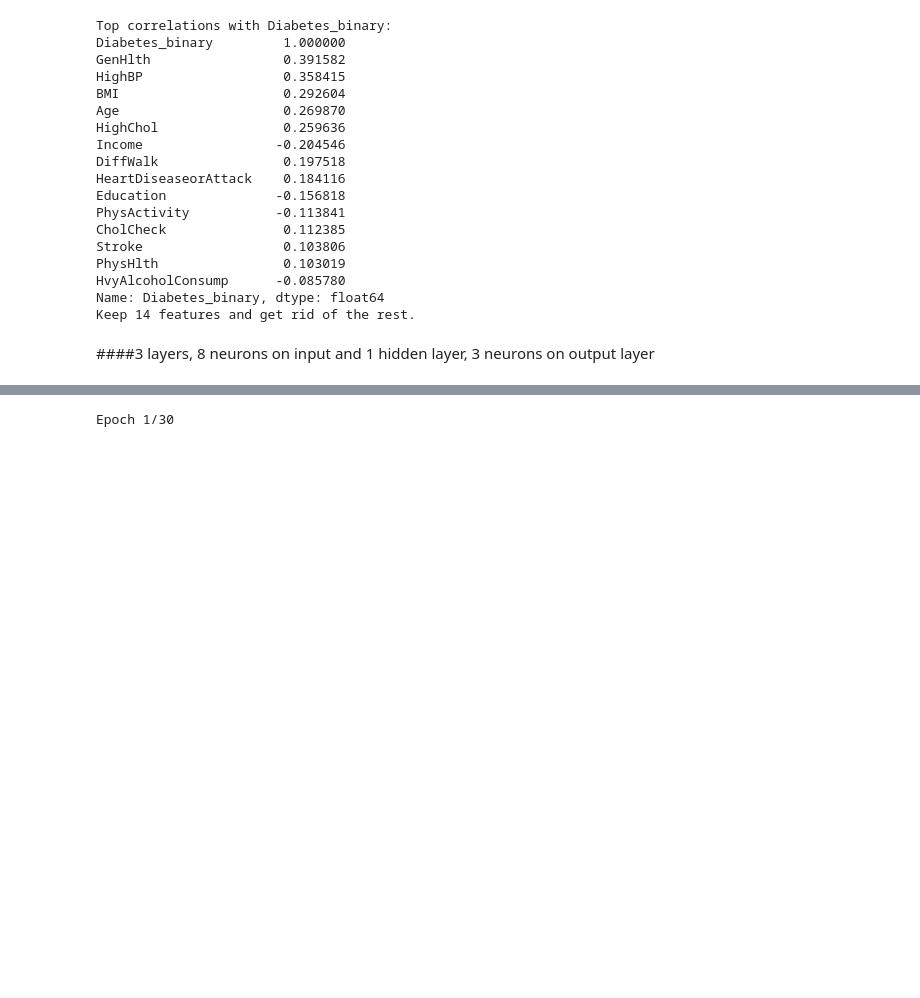
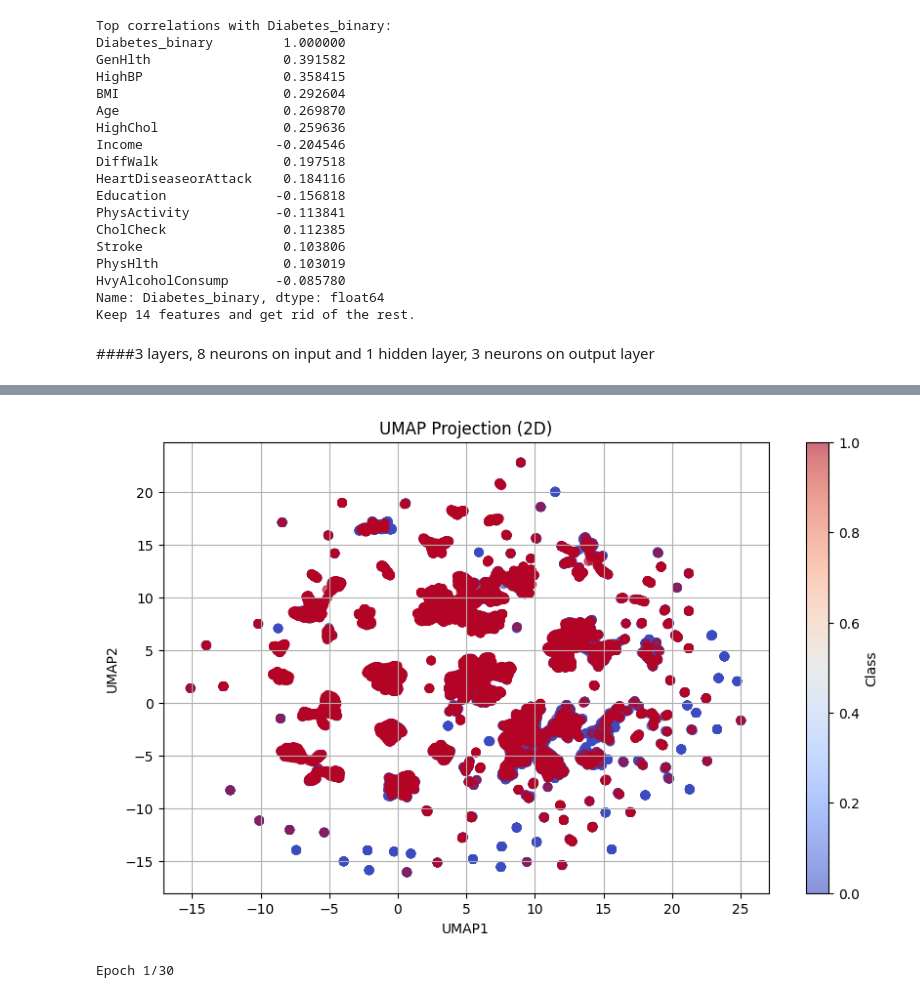
Before and after one commit to LJMurphyy/diabetes-risk-predictor, a Jupyter notebook: merged_models.ipynb, the cells around one changed output, grey strips where cells are left out. Cells and saved outputs as stored; diff of their text form; code cells hidden in the pictures; blank space fills up the shorter version.

```diff
--- a/merged_models.ipynb
+++ b/merged_models.ipynb
@@ -1285,3 +1285,38 @@ Name: Diabetes_binary, dtype: float64
 Keep 14 features and get rid of the rest.
 # %% [markdown]
 ####3 layers, 8 neurons on input and 1 hidden layer, 3 neurons on output layer
+# %%
+!pip install umap-learn
+# --- IMPORTS ---
+import pandas as pd
+import numpy as np
+import matplotlib.pyplot as plt
+from sklearn.preprocessing import StandardScaler
+import umap.umap_ as umap  # UMAP import
+
+# --- LOAD DATA ---
+url = 'https://drive.google.com/uc?id=1or19PphGxg-JAi-2TJS97PdL9ZilUQIh'
+df = pd.read_csv(url)
+
+# --- SPLIT FEATURES AND TARGET ---
+y = df.iloc[:, 0].values  # Target
+X = df.iloc[:, 1:].values  # Features
+
+# --- STANDARDIZE FEATURES ---
+scaler = StandardScaler()
+X_scaled = scaler.fit_transform(X)
+
+# --- UMAP DIMENSIONALITY REDUCTION ---
+reducer = umap.UMAP(random_state=42)
+X_umap = reducer.fit_transform(X_scaled)
+
+# --- PLOT UMAP ---
+plt.figure(figsize=(10, 6))
+scatter = plt.scatter(X_umap[:, 0], X_umap[:, 1], c=y, cmap='coolwarm', alpha=0.6)
+plt.title("UMAP Projection (2D)")
+plt.xlabel("UMAP1")
+plt.ylabel("UMAP2")
+plt.colorbar(scatter, label="Class")
+plt.grid(True)
+plt.show()
+# %% [output]
@@ -1288,3 +1339,4 @@ Keep 14 features and get rid of the rest.
+[figure, added]
 # %%
 import pandas as pd
 import numpy as np
```
Also changed, not shown: parts of 1 cell of this notebook.
